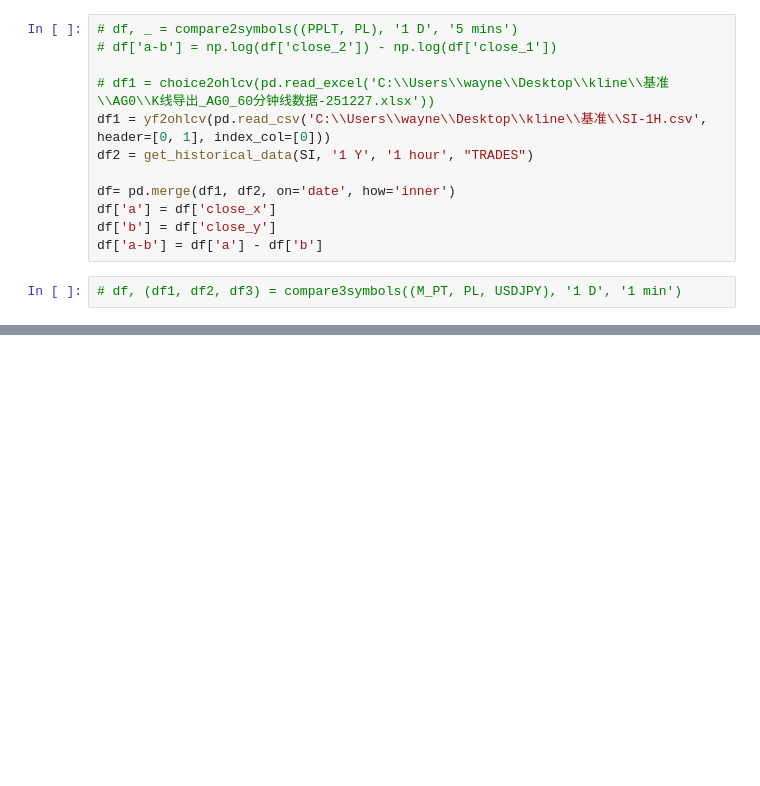
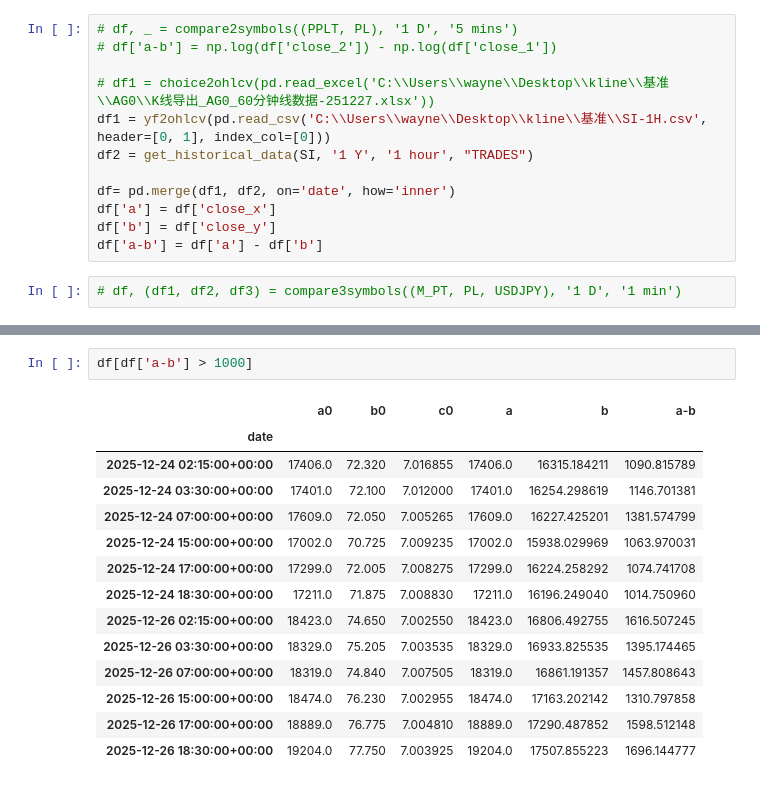
Before and after one commit to sbwkl/my-quant, a Jupyter notebook: ib1.ipynb, the cells around one changed output, grey strips where cells are left out. Cells and saved outputs as stored; diff of their text form; blank space fills up the shorter version.

```diff
--- a/ib1.ipynb
+++ b/ib1.ipynb
@@ -246,0 +318,17 @@ N (228.8303, 213.2105)
+# %%
+df[df['a-b'] > 1000]
+# %% [output]
+|  | a0 | b0 | c0 | a | b | a-b |
+| date |  |  |  |  |  |  |
+| 2025-12-24 02:15:00+00:00 | 17406.0 | 72.320 | 7.016855 | 17406.0 | 16315.184211 | 1090.815789 |
+| 2025-12-24 03:30:00+00:00 | 17401.0 | 72.100 | 7.012000 | 17401.0 | 16254.298619 | 1146.701381 |
+| 2025-12-24 07:00:00+00:00 | 17609.0 | 72.050 | 7.005265 | 17609.0 | 16227.425201 | 1381.574799 |
+| 2025-12-24 15:00:00+00:00 | 17002.0 | 70.725 | 7.009235 | 17002.0 | 15938.029969 | 1063.970031 |
+| 2025-12-24 17:00:00+00:00 | 17299.0 | 72.005 | 7.008275 | 17299.0 | 16224.258292 | 1074.741708 |
+| 2025-12-24 18:30:00+00:00 | 17211.0 | 71.875 | 7.008830 | 17211.0 | 16196.249040 | 1014.750960 |
+| 2025-12-26 02:15:00+00:00 | 18423.0 | 74.650 | 7.002550 | 18423.0 | 16806.492755 | 1616.507245 |
+| 2025-12-26 03:30:00+00:00 | 18329.0 | 75.205 | 7.003535 | 18329.0 | 16933.825535 | 1395.174465 |
+| 2025-12-26 07:00:00+00:00 | 18319.0 | 74.840 | 7.007505 | 18319.0 | 16861.191357 | 1457.808643 |
+| 2025-12-26 15:00:00+00:00 | 18474.0 | 76.230 | 7.002955 | 18474.0 | 17163.202142 | 1310.797858 |
+| 2025-12-26 17:00:00+00:00 | 18889.0 | 76.775 | 7.004810 | 18889.0 | 17290.487852 | 1598.512148 |
+| 2025-12-26 18:30:00+00:00 | 19204.0 | 77.750 | 7.003925 | 19204.0 | 17507.855223 | 1696.144777 |
```
Also changed, not shown: parts of 12 cells of this notebook, 3 other files.
